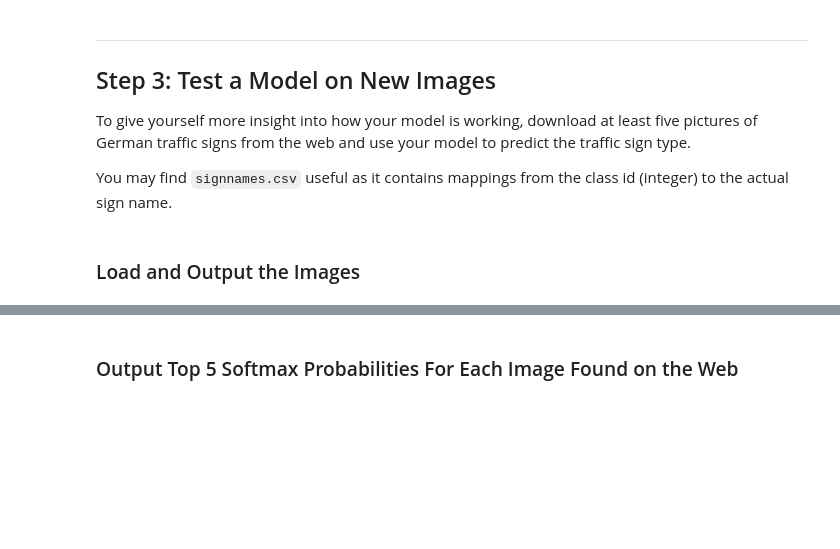
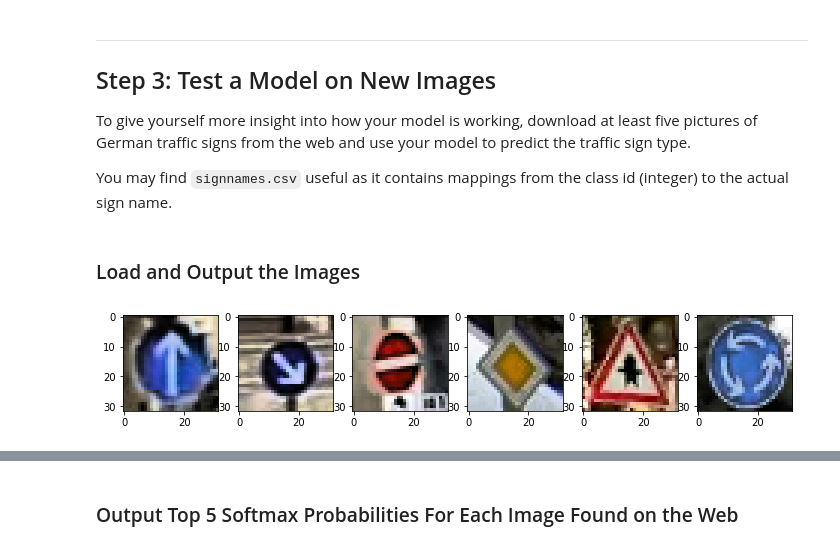
Before and after one commit to Ryuta-S/traffic_sign_classifier, a Jupyter notebook: Traffic_Sign_Classifier.ipynb, the cells around one changed output, grey strips where cells are left out. Saved outputs shown, nothing was run; the diff lists cells and outputs as text; code cells hidden in the pictures; blank space fills up the shorter version.

```diff
--- a/Traffic_Sign_Classifier.ipynb
+++ b/Traffic_Sign_Classifier.ipynb
@@ -316,7 +323,7 @@ X_train_sub = X_train[:,:,:,:]
 y_train_sub = y_train[:]
 print()
 for class_index in range(len(num_of_image)):
-    if num_of_image[class_index] < 980:
+    if num_of_image[class_index] < 900:
         image_index = np.where(y_train == class_index)[0]
         augumentation_img = np.zeros((len(image_index), 32, 32, 3))
         augumentation_img2 = np.zeros((len(image_index), 32, 32, 3))
@@ -612,7 +620,7 @@ import time
 save_file = './save_model/LeNet_inception2.ckpt'
 saver = tf.train.Saver()
 EPOCHS = 20
-BATCH_SIZE = 81
+BATCH_SIZE = 83
 rate = 1e-1
 # rate = 0.3
 # rate = 0.03
@@ -699,0 +710,12 @@ Model saved
+# %%
+save_file = './save_model/LeNet_inception2.ckpt'
+saver = tf.train.Saver()
+with tf.Session() as sess:
+    if os.path.basename(save_file)+'.index' in os.listdir(os.path.dirname(save_file)):
+        print('load the train model')
+        saver.restore(sess, save_file)
+    else:
+        raise ValueError('save file is not exist.')
+
+    validation_accuracy = evaluate(X_valid, y_valid, 49*5)
+    print('validation_accuracy -> {:.3f}'.format(validation_accuracy))
@@ -779,0 +835,25 @@ You may find `signnames.csv` useful as it contains mappings from the class id (i
+# %%
+### Load the images and plot them here.
+### Feel free to use as many code cells as needed.
+import matplotlib.pyplot as plt
+import matplotlib.image as mpimg
+import os
+import cv2
+import pandas
+import tensorflow as tf
+
+test_img = {'label': [], 'image': []}
+plt.figure(figsize=(12, 8))
+i = 0
+for fname in os.listdir('./test_images'):
+    img = mpimg.imread(os.path.join('./test_images', fname))
+    img = cv2.resize(img, (32, 32))
+    # preprocessing
+    img = equalizeLightness(img)
+    test_img['image'].append(img)
+    plt.subplot(1, 6, (i+1))
+    plt.imshow(img)
+    i += 1
+plt.show()
+# %% [output]
+[figure, added]
```
Also changed, not shown: parts of 21 cells of this notebook, 1 other file.
